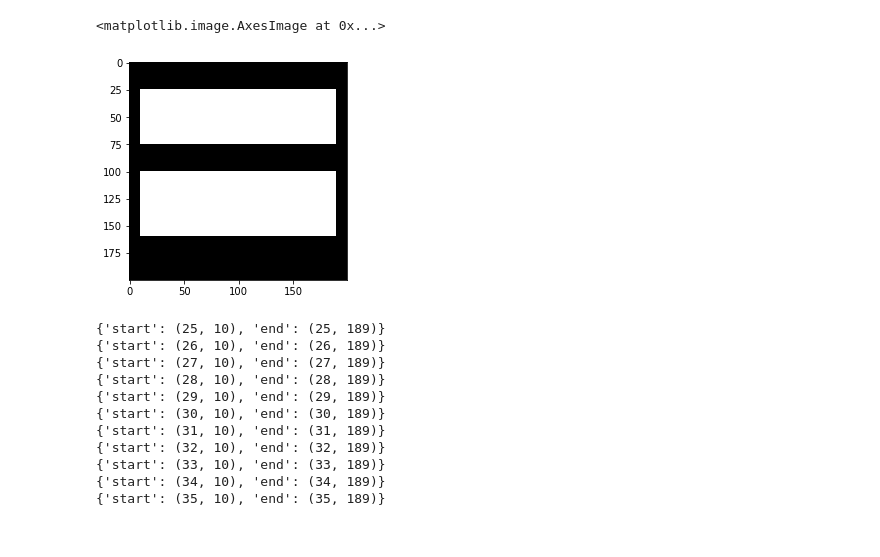
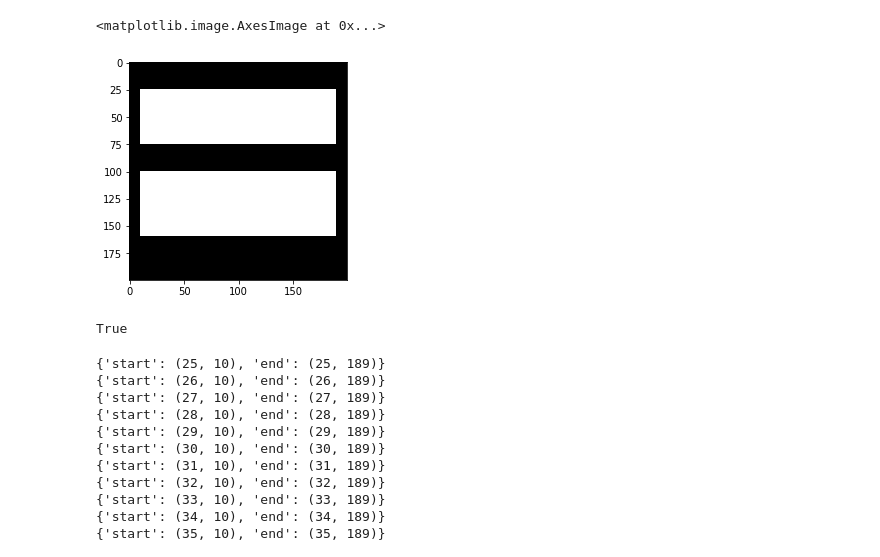
Before and after one commit to usamaimdadsian/pidrawing, a Jupyter notebook: practice.ipynb, the cells around one changed output. Cells and saved outputs as stored; diff of their text form; code cells hidden in the pictures.

```diff
--- a/practice.ipynb
+++ b/practice.ipynb
@@ -5,13 +5,17 @@ import matplotlib.pyplot as plt
 # %%
 img = np.zeros((200,200),np.uint8)
 img[25:75,10:190] = 255
 img[100:160,10:190] = 255
 # img = cv2.resize(img,(0,0), fx=1780/200, fy=1900/200, interpolation = cv2.INTER_AREA)
-img[img>0] = 1
+img[img>0] = 255
 plt.imshow(img,'gray')
 # %% [output]
 <matplotlib.image.AxesImage at 0x...>
-[figure, old version]
+[figure, new version]
+# %%
+cv2.imwrite("img.png",img)
+# %% [output]
+True
 # %%
 import math
 def checkAdjacent(ind1,ind2):
```
Also changed, not shown: 5 other files.
